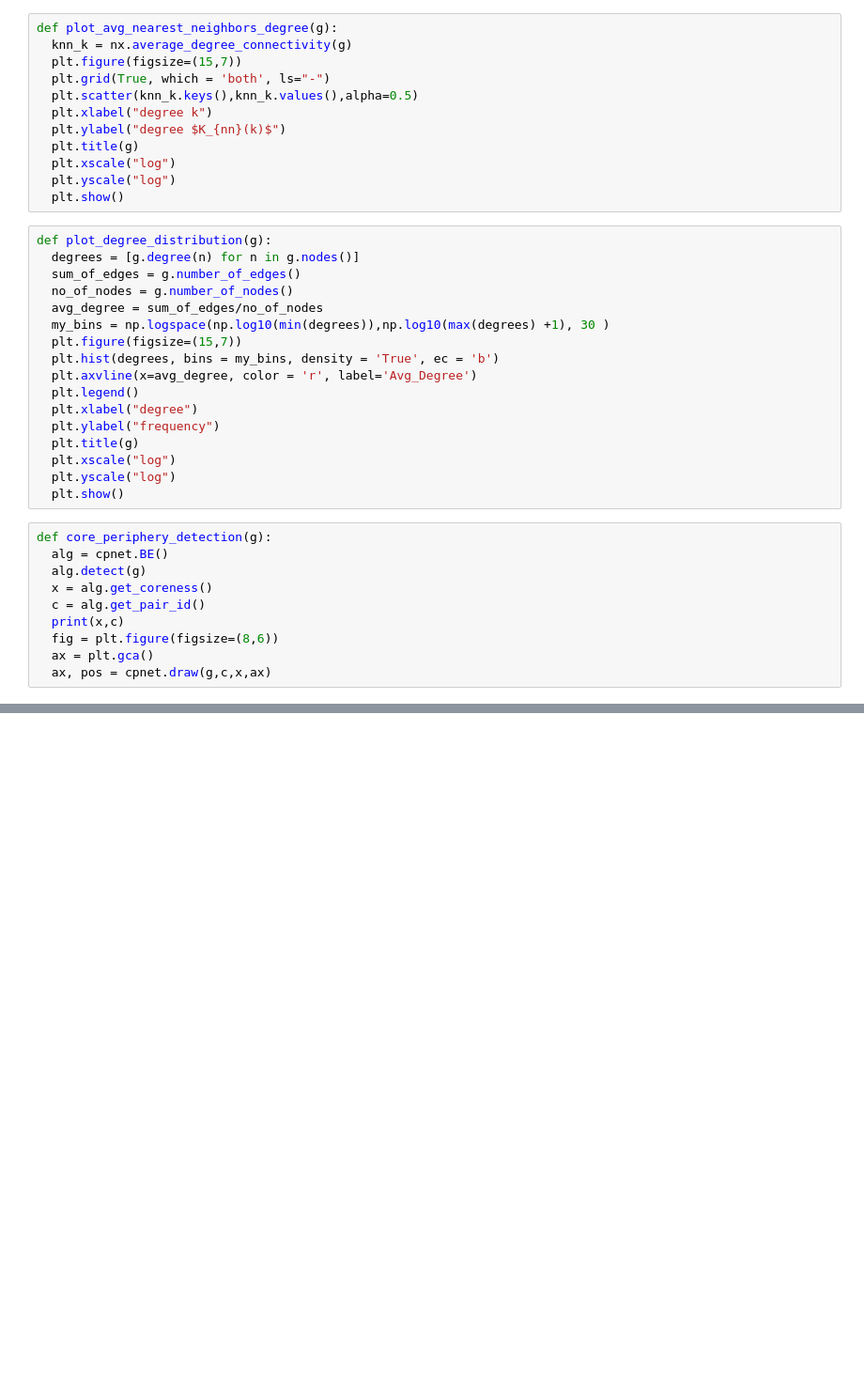
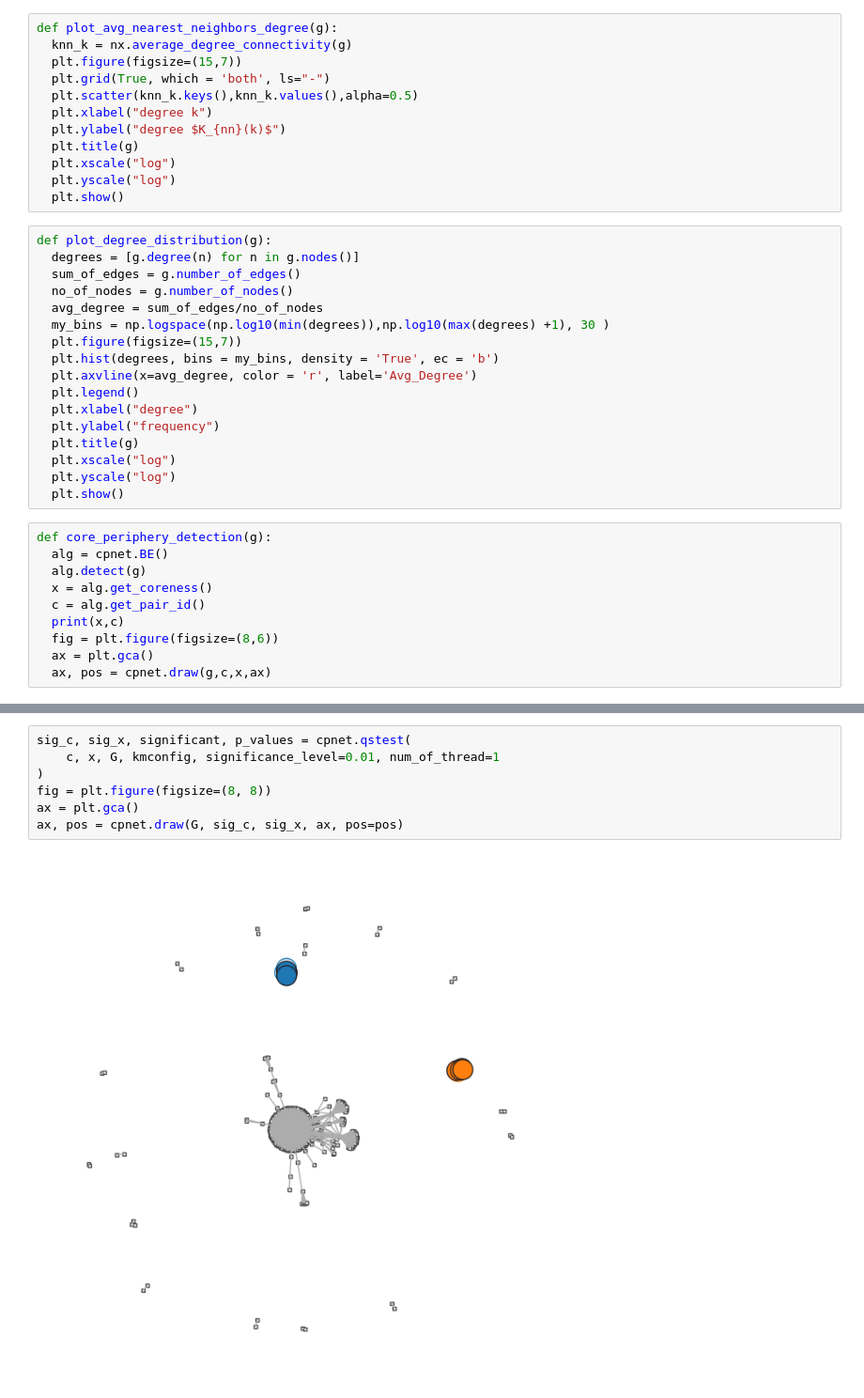
Before and after one commit to tanmaychimurkar/ns_final_project, a Jupyter notebook: properties.ipynb, the cells around one changed output, grey strips where cells are left out. Shown: that part at 94% size. Drawn from its saved outputs; the diff is of its cells as text; blank space fills up the shorter version.

```diff
--- a/properties.ipynb
+++ b/properties.ipynb
@@ -88,0 +113,9 @@ core_periphery_detection(G)
+# %%
+sig_c, sig_x, significant, p_values = cpnet.qstest(
+    c, x, G, kmconfig, significance_level=0.01, num_of_thread=1
+)
+fig = plt.figure(figsize=(8, 8))
+ax = plt.gca()
+ax, pos = cpnet.draw(G, sig_c, sig_x, ax, pos=pos)
+# %% [output]
+[figure, added]
```
Also changed, not shown: parts of 4 cells of this notebook.
